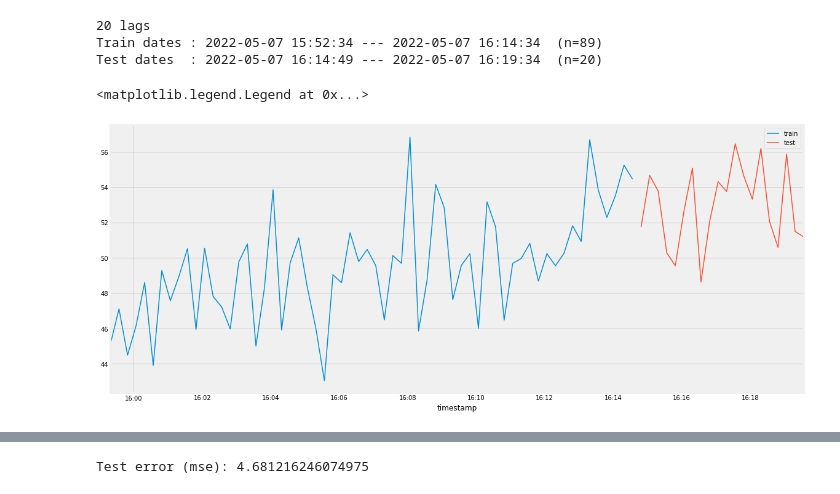
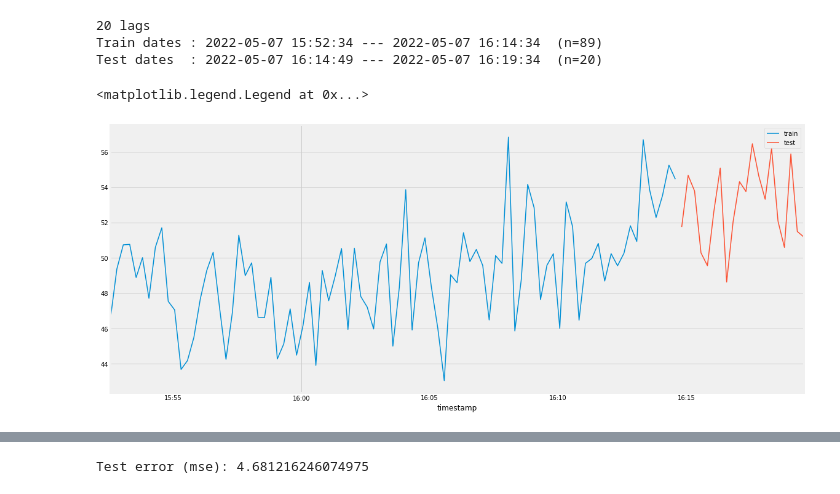
Before and after one commit to BureauTech/BTAlert-AI, a Jupyter notebook: src/scripts/ia.ipynb, the cells around one changed output, grey strips where cells are left out. Cells and saved outputs as stored; diff of their text form; code cells hidden in the pictures.

```diff
--- a/src/scripts/ia.ipynb
+++ b/src/scripts/ia.ipynb
@@ -74,27 +96,27 @@ Number of rows with missing values: 0.0
 # %%
 def minutes_to_step(min: int):
     lags = int((min * 60) / 15)
     print(lags, 'lags')
     return lags
 
 steps = minutes_to_step(5) # 120 * 15seg = 30min
 #steps = 8 # 8 * 15seg = 2min
 data_train = req_dataframe[:-steps]
 data_test  = req_dataframe[-steps:]
 
 print(f"Train dates : {data_train.index.min()} --- {data_train.index.max()}  (n={len(data_train)})")
 print(f"Test dates  : {data_test.index.min()} --- {data_test.index.max()}  (n={len(data_test)})")
 
 fig, ax=plt.subplots(figsize=(18, 8))
-data_train[plot_time:]['value'].plot(ax=ax, label='train')
-data_test[plot_time:]['value'].plot(ax=ax, label='test')
+data_train['value'].plot(ax=ax, label='train')
+data_test['value'].plot(ax=ax, label='test')
 ax.legend()
 # %% [output]
 20 lags
 Train dates : 2022-05-07 15:52:34 --- 2022-05-07 16:14:34  (n=89)
 Test dates  : 2022-05-07 16:14:49 --- 2022-05-07 16:19:34  (n=20)
 <matplotlib.legend.Legend at 0x...>
-[figure, old version]
+[figure, new version]
 # %%
 minutes = 10
 forecaster = ForecasterAutoreg(
```
Also changed, not shown: parts of 5 cells of this notebook, 1 other file.
